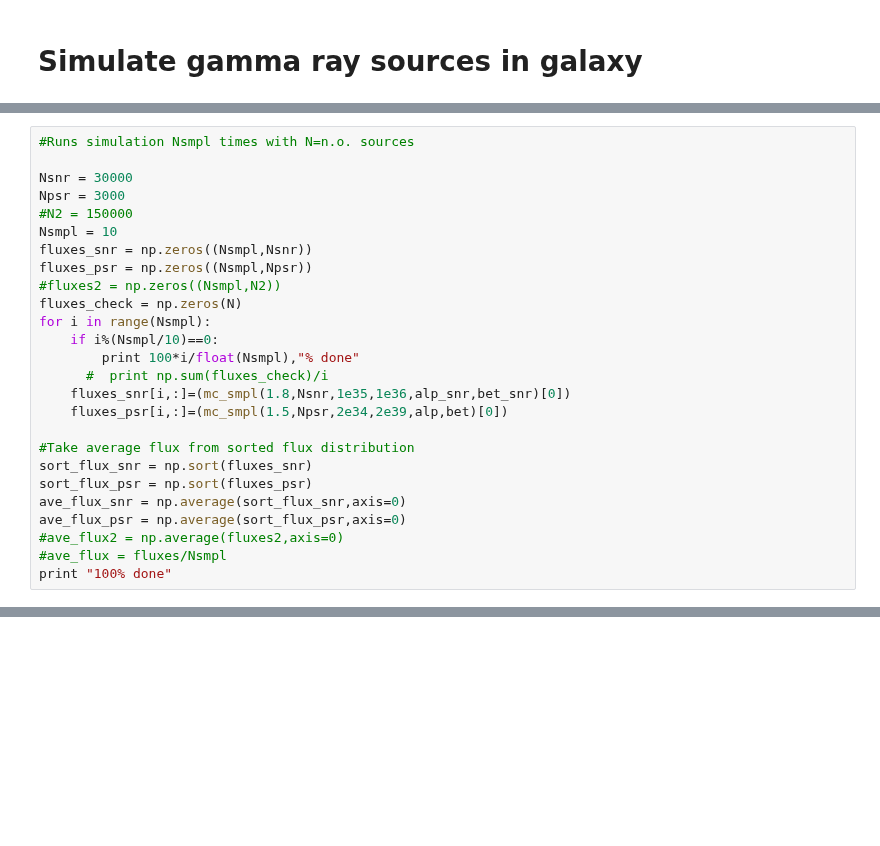
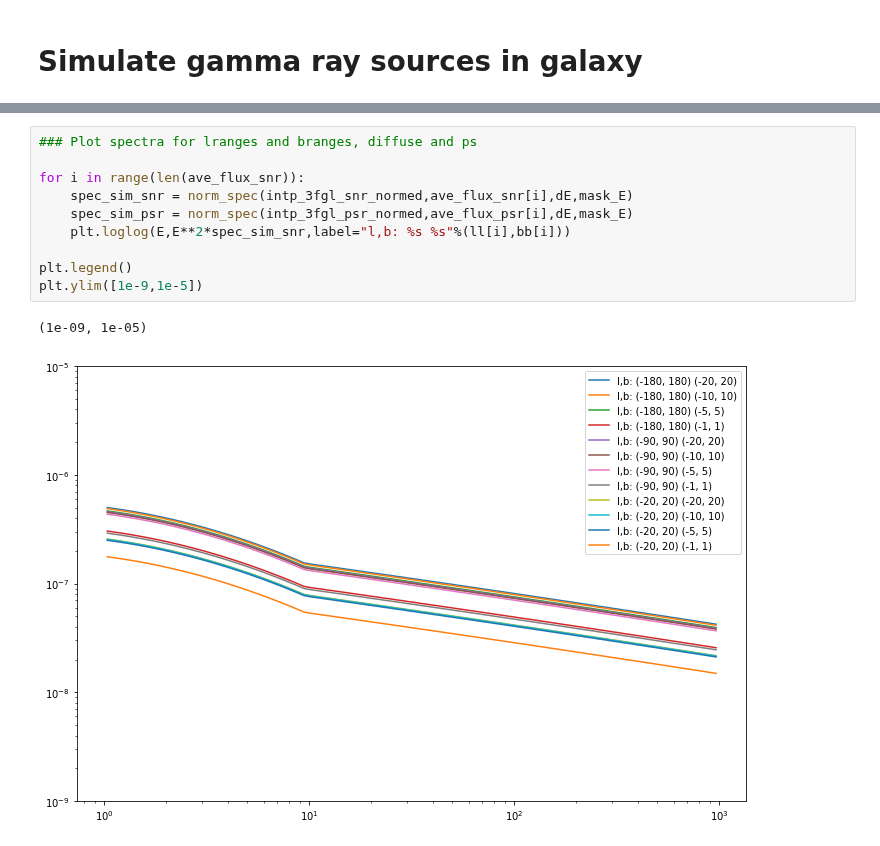
Before and after one commit to martp91/y-rays-UPS, a Jupyter notebook: sim_gamma_sources.ipynb, the cells around one changed output, grey strips where cells are left out. Cells and saved outputs as stored; diff of their text form; blank space fills up the shorter version.

```diff
--- a/sim_gamma_sources.ipynb
+++ b/sim_gamma_sources.ipynb
@@ -262,26 +283,0 @@ fig.colorbar(im,orientation='horizontal',shrink=0.5)
-# %%
-#Runs simulation Nsmpl times with N=n.o. sources
-
-Nsnr = 30000
-Npsr = 3000
-#N2 = 150000
-Nsmpl = 10
-fluxes_snr = np.zeros((Nsmpl,Nsnr))
-fluxes_psr = np.zeros((Nsmpl,Npsr))
-#fluxes2 = np.zeros((Nsmpl,N2))
-fluxes_check = np.zeros(N)
-for i in range(Nsmpl):
-    if i%(Nsmpl/10)==0:
-        print 100*i/float(Nsmpl),"% done"
-      #  print np.sum(fluxes_check)/i
-    fluxes_snr[i,:]=(mc_smpl(1.8,Nsnr,1e35,1e36,alp_snr,bet_snr)[0])
-    fluxes_psr[i,:]=(mc_smpl(1.5,Npsr,2e34,2e39,alp,bet)[0])
-
-#Take average flux from sorted flux distribution
-sort_flux_snr = np.sort(fluxes_snr)
-sort_flux_psr = np.sort(fluxes_psr)
-ave_flux_snr = np.average(sort_flux_snr,axis=0)
-ave_flux_psr = np.average(sort_flux_psr,axis=0)
-#ave_flux2 = np.average(fluxes2,axis=0)
-#ave_flux = fluxes/Nsmpl
-print "100% done"
@@ -429,0 +496,13 @@ if fgl and fhl:
+# %%
+### Plot spectra for lranges and branges, diffuse and ps
+
+for i in range(len(ave_flux_snr)):
+    spec_sim_snr = norm_spec(intp_3fgl_snr_normed,ave_flux_snr[i],dE,mask_E)
+    spec_sim_psr = norm_spec(intp_3fgl_psr_normed,ave_flux_psr[i],dE,mask_E)
+    plt.loglog(E,E**2*spec_sim_snr,label="l,b: %s %s"%(ll[i],bb[i]))
+
+plt.legend()
+plt.ylim([1e-9,1e-5])
+# %% [output]
+(1e-09, 1e-05)
+[figure, added]
```
Also changed, not shown: parts of 12 cells of this notebook.
